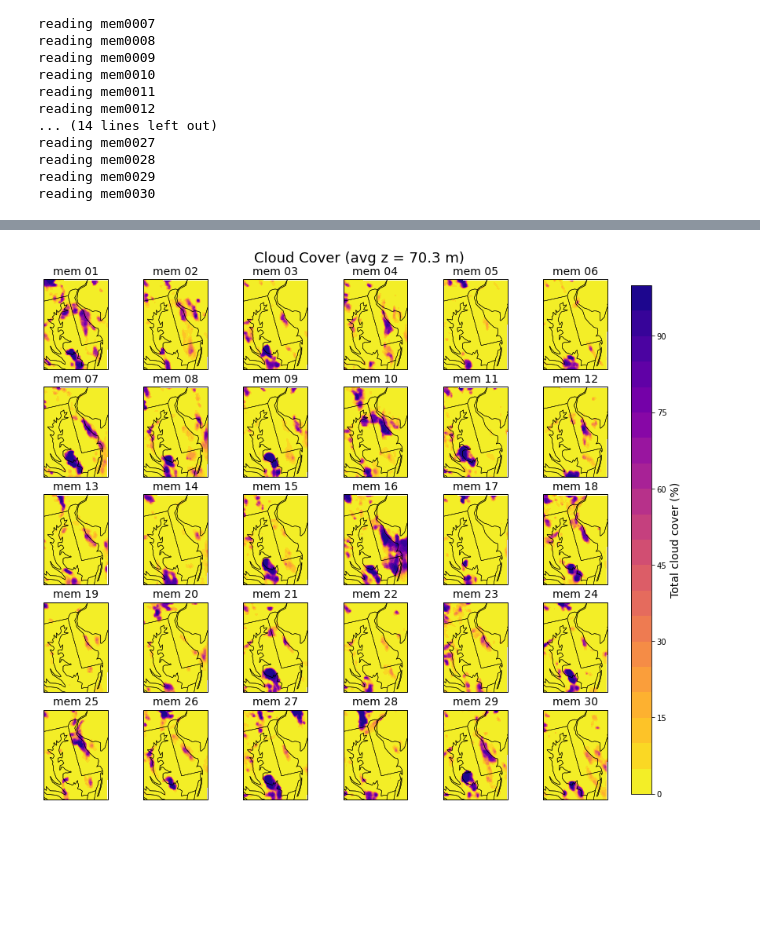
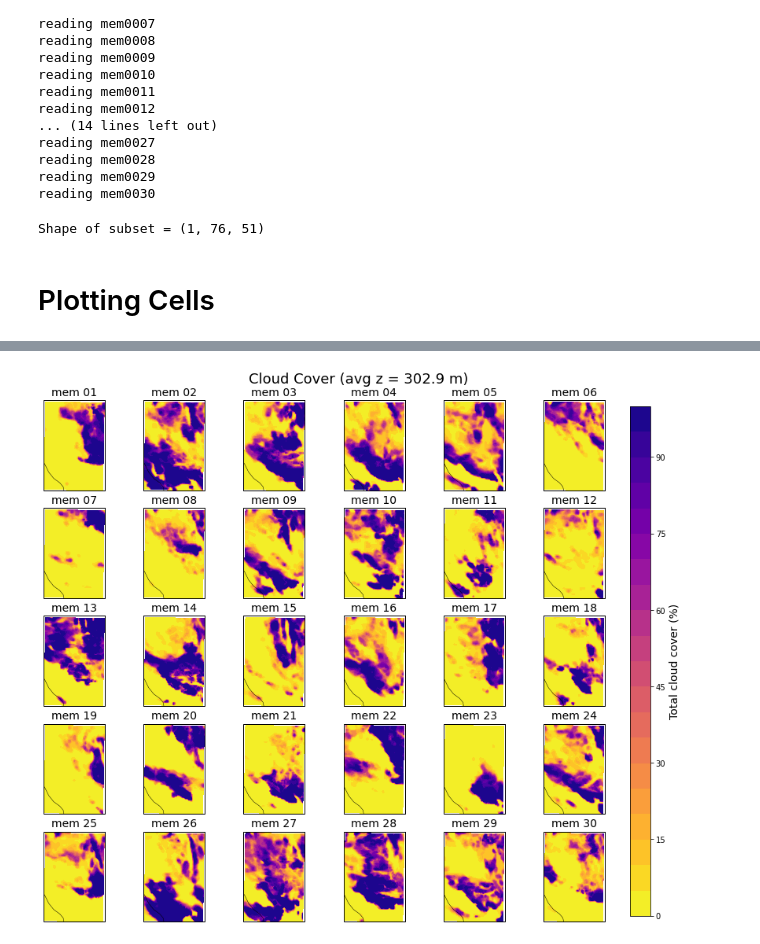
Before and after one commit to ShawnMurdzek-NOAA/py_scripts, a Jupyter notebook: cloud_da/probing_rrfs_ensemble.ipynb, the cells around one changed output, grey strips where cells are left out. Drawn from its saved outputs; the diff is of its cells as text; code cells hidden in the pictures; blank space fills up the shorter version.

```diff
--- a/cloud_da/probing_rrfs_ensemble.ipynb
+++ b/cloud_da/probing_rrfs_ensemble.ipynb
@@ -12,24 +21,41 @@ pmd = reload(pmd)
 # %%
 """
 Read in ensemble output
+
+NOTE: This should really use open_mfdataset, but that function requires Dask, which is not installed in the
+adb_graphics environment. The pygraf environment has Dask, but is missing netCDF4, which is required for
+pyDA_utils.plot_model_data
 """
 
 # UPP output for each ensemble member
-parent = '/lfs1/BMC/wrfruc/chunhua/Feb2022_retro/Ens_GDAS_noGF_cloud/v0.6.2/prod/rrfs_conus_3km_ensda.20220202/10'
-prslev_fnames = [parent + '/mem%04d/rrfs.t10z.prslev.f001.conus_3km.grib2' % i for i in range(1, 31)]
-natlev_fnames = [parent + '/mem%04d/rrfs.t10z.natlev.f001.conus_3km.grib2' % i for i in range(1, 31)]
-prslev_vars = ['HGT_P0_L215_GLC0']
+#parent = '/lfs1/BMC/wrfruc/chunhua/Feb2022_retro/Ens_GDAS_noGF_cloud/v0.6.2/prod/rrfs_conus_3km_ensda.20220202/10'
+parent_ens = '/mnt/lfs4/BMC/wrfruc/murdzek/RRFS_Ens_Cloud_DA/Feb2022_retro/Ens_GDAS_SDLVDL_noGF_cloud1/v0.6.2/prod/rrfs_conus_3km_ensda.20220201/08'
+prslev_fnames_ens = [parent_ens + '/mem%04d/rrfs.t08z.prslev.f001.conus_3km.grib2' % i for i in range(1, 31)]
+natlev_fnames_ens = [parent_ens + '/mem%04d/rrfs.t08z.natlev.f001.conus_3km.grib2' % i for i in range(1, 31)]
+prslev_vars_ens = ['HGT_P0_L215_GLC0']
+
+# UPP output for deterministic run
+#parent_det = '/mnt/lfs4/BMC/wrfruc/murdzek/RRFS_Ens_Cloud_DA/RRFSret_Feb2022_Ens_GDAS_SDLVDL_noGF/rrfs.20220202/10'
+#prslev_fname_det = parent_dt + '/rrfs.t10z.prslev.f001.conus_3km.grib2'
+#natlev_fname_det = parent_dt + '/rrfs.t10z.natlev.f001.conus_3km.grib2'
+#prslev_vars_det = ['HGT_P0_L215_GLC0']
 
 ###
 
 # Read in output
 ens_output = []
-for prs_f, nat_f in zip(prslev_fnames, natlev_fnames):
+for prs_f, nat_f in zip(prslev_fnames_ens, natlev_fnames_ens):
     print('reading %s' % nat_f.split('/')[-2])
     ens_output.append(xr.open_dataset(nat_f, engine='pynio'))
     prs_ds = xr.open_dataset(prs_f, engine='pynio')
-    for v in prslev_vars:
+    for v in prslev_vars_ens:
         ens_output[-1][v] = prs_ds[v].copy()
+
+#print('reading deterministic run')
+#det_output = xr.open_dataset(natlev_fname_det, engine='pynio')
+#prs_ds = xr.open_dataset(prslev_fname_det, engine='pynio')
+#for v in prslev_vars:
+#    det_output[v] = prs_ds[v].copy()
 # %% [output]
 reading mem0001
 reading mem0002
@@ -60,12 +86,19 @@ min_lat = 38
 max_lat = 42
 z_ind = [4]
 
-# Domain
+# Domain (DelMarVa Pennisula)
 min_lon = -76.5
 max_lon = -75
 min_lat = 38
 max_lat = 40
 z_ind = [4]
+
+# Domain (South TX)
+min_lon = -100
+max_lon = -98.5
+min_lat = 27.5
+max_lat = 29.5
+z_ind = [10]
 
 ###
 
@@ -90,6 +123,10 @@ for ds in ens_output:
     ens_subset_output.append(ds.sel(xgrid_0=slice(np.amin(jind), np.amax(jind)),
                                     ygrid_0=slice(np.amin(iind), np.amax(iind)),
                                     lv_HYBL2=z_ind))
+
+print('Shape of subset =', ens_subset_output[0]['TMP_P0_L105_GLC0'].shape)
+# %% [output]
+Shape of subset = (1, 76, 51)
 # %%
 """
 Compute background error covariance (BEC) matrix
@@ -120,6 +157,8 @@ state_matrix['errors'] = state_matrix['data'] - state_matrix['mean'][:, np.newax
 # Compute the covariance and correlation matrix
 bec_corr = np.corrcoef(state_matrix['data'])
 bec_cov = np.cov(state_matrix['data'])
+# %% [markdown]
+# Plotting Cells
 # %%
 """
 Make horizontal cross section postage stamp plots
@@ -127,7 +166,7 @@ Make horizontal cross section postage stamp plots
 
 # Field name and colorbar limits/colormap. Set klvl to NaN if 2D field
 upp_field = 'HGT_P0_L215_GLC0'
-save_fname = 'postage_stamp_ceil.png'
+save_fname = 'postage_stamp_ceil_TX.png'
 title = 'Legacy Ceiling Diagnostic'
 klvl = np.nan
 cmap = 'plasma'
@@ -195,4 +234,4 @@ elapsed time = 0.29 min
-[figure, old version]
+[figure, new version]
 # %%
 """
 Plot BEC Matrices for Each Variable
```
Also changed, not shown: parts of 8 cells of this notebook.
